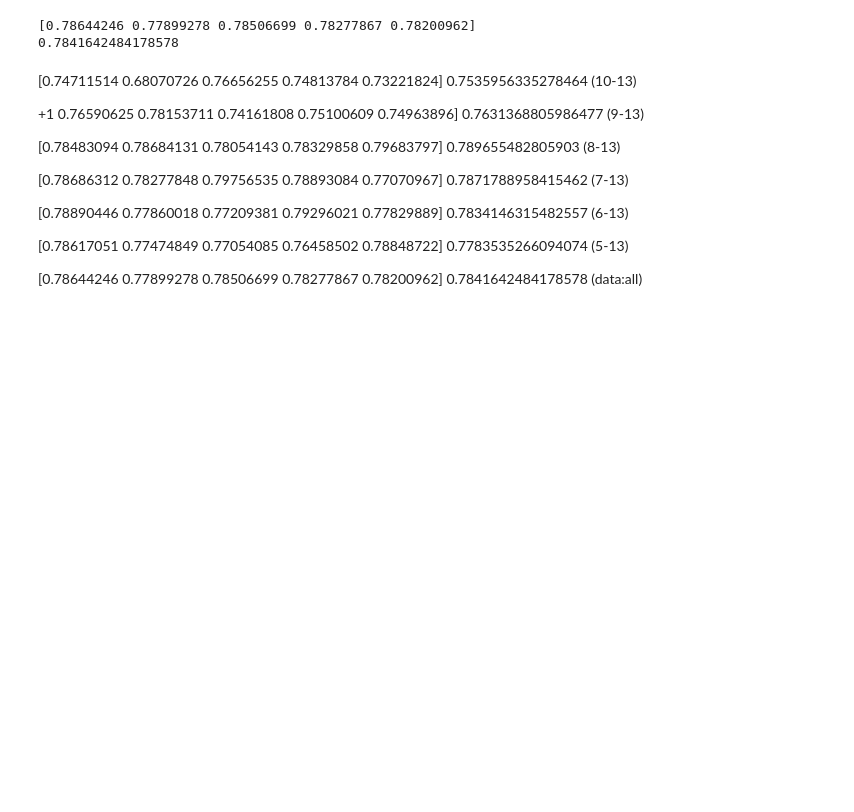
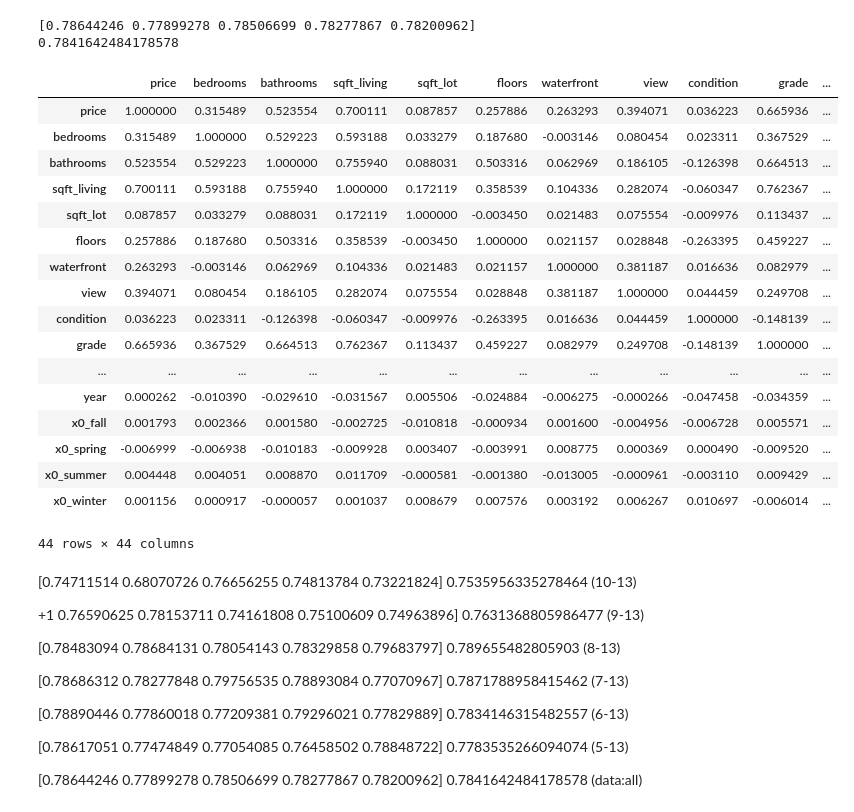
Before and after one commit to Somethingor/bsc-phase-two-project, a Jupyter notebook: notebooks/exploratory/member-1/Regression Andrew.ipynb, the cells around one changed output. Cells and saved outputs as stored; diff of their text form; code cells hidden in the pictures; blank space fills up the shorter version.

```diff
--- a/notebooks/exploratory/member-1/Regression Andrew.ipynb
+++ b/notebooks/exploratory/member-1/Regression Andrew.ipynb
@@ -568,6 +568,27 @@ print(y_scale_lr.score(X_train,y_train))
 # %% [output]
 [0.78644246 0.77899278 0.78506699 0.78277867 0.78200962]
 0.7841642484178578
+# %%
+df.corr()
+# %% [output]
+|  | price | bedrooms | bathrooms | sqft_living | sqft_lot | floors | waterfront | view | condition | grade | ... |
+| price | 1.000000 | 0.315489 | 0.523554 | 0.700111 | 0.087857 | 0.257886 | 0.263293 | 0.394071 | 0.036223 | 0.665936 | ... |
+| bedrooms | 0.315489 | 1.000000 | 0.529223 | 0.593188 | 0.033279 | 0.187680 | -0.003146 | 0.080454 | 0.023311 | 0.367529 | ... |
+| bathrooms | 0.523554 | 0.529223 | 1.000000 | 0.755940 | 0.088031 | 0.503316 | 0.062969 | 0.186105 | -0.126398 | 0.664513 | ... |
+| sqft_living | 0.700111 | 0.593188 | 0.755940 | 1.000000 | 0.172119 | 0.358539 | 0.104336 | 0.282074 | -0.060347 | 0.762367 | ... |
+| sqft_lot | 0.087857 | 0.033279 | 0.088031 | 0.172119 | 1.000000 | -0.003450 | 0.021483 | 0.075554 | -0.009976 | 0.113437 | ... |
+| floors | 0.257886 | 0.187680 | 0.503316 | 0.358539 | -0.003450 | 1.000000 | 0.021157 | 0.028848 | -0.263395 | 0.459227 | ... |
+| waterfront | 0.263293 | -0.003146 | 0.062969 | 0.104336 | 0.021483 | 0.021157 | 1.000000 | 0.381187 | 0.016636 | 0.082979 | ... |
+| view | 0.394071 | 0.080454 | 0.186105 | 0.282074 | 0.075554 | 0.028848 | 0.381187 | 1.000000 | 0.044459 | 0.249708 | ... |
+| condition | 0.036223 | 0.023311 | -0.126398 | -0.060347 | -0.009976 | -0.263395 | 0.016636 | 0.044459 | 1.000000 | -0.148139 | ... |
+| grade | 0.665936 | 0.367529 | 0.664513 | 0.762367 | 0.113437 | 0.459227 | 0.082979 | 0.249708 | -0.148139 | 1.000000 | ... |
+| ... | ... | ... | ... | ... | ... | ... | ... | ... | ... | ... | ... |
+| year | 0.000262 | -0.010390 | -0.029610 | -0.031567 | 0.005506 | -0.024884 | -0.006275 | -0.000266 | -0.047458 | -0.034359 | ... |
+| x0_fall | 0.001793 | 0.002366 | 0.001580 | -0.002725 | -0.010818 | -0.000934 | 0.001600 | -0.004956 | -0.006728 | 0.005571 | ... |
+| x0_spring | -0.006999 | -0.006938 | -0.010183 | -0.009928 | 0.003407 | -0.003991 | 0.008775 | 0.000369 | 0.000490 | -0.009520 | ... |
+| x0_summer | 0.004448 | 0.004051 | 0.008870 | 0.011709 | -0.000581 | -0.001380 | -0.013005 | -0.000961 | -0.003110 | 0.009429 | ... |
+| x0_winter | 0.001156 | 0.000917 | -0.000057 | 0.001037 | 0.008679 | 0.007576 | 0.003192 | 0.006267 | 0.010697 | -0.006014 | ... |
+44 rows × 44 columns
 # %% [markdown]
 [0.74711514 0.68070726 0.76656255 0.74813784 0.73221824]
 0.7535956335278464 (10-13)
```
Also changed, not shown: parts of 4 cells of this notebook, 2 other files.
